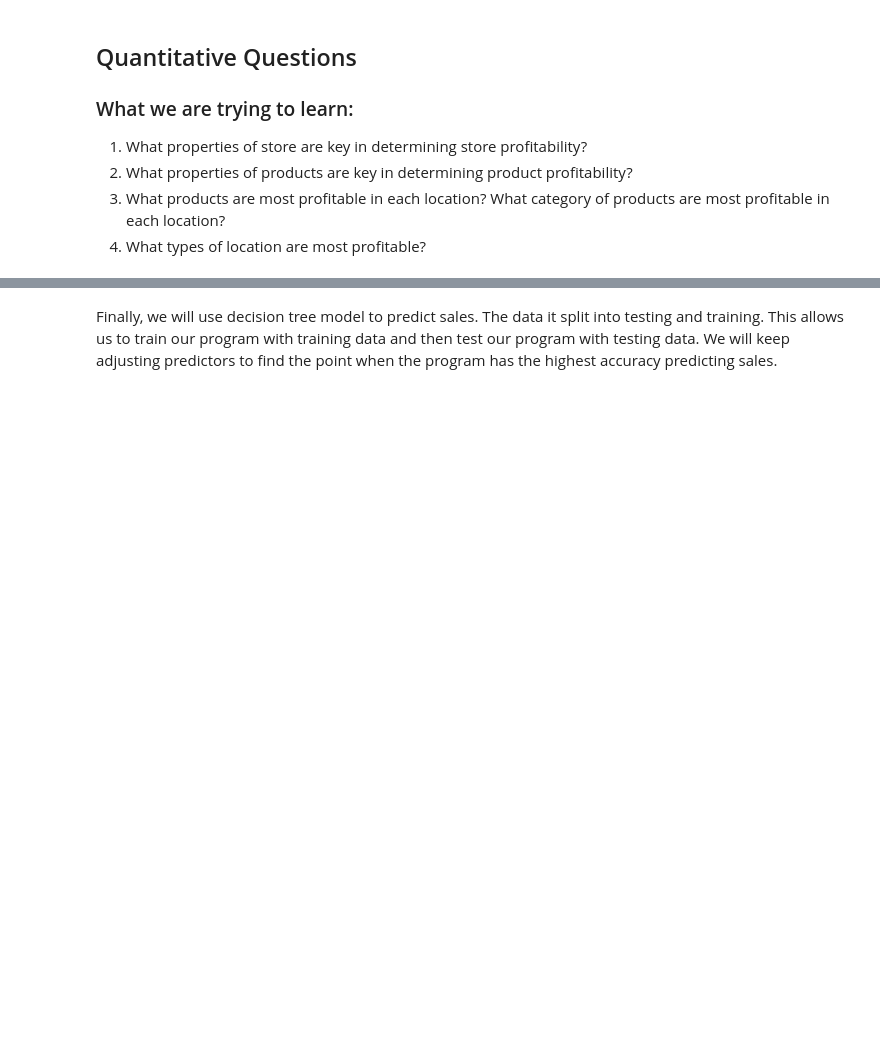
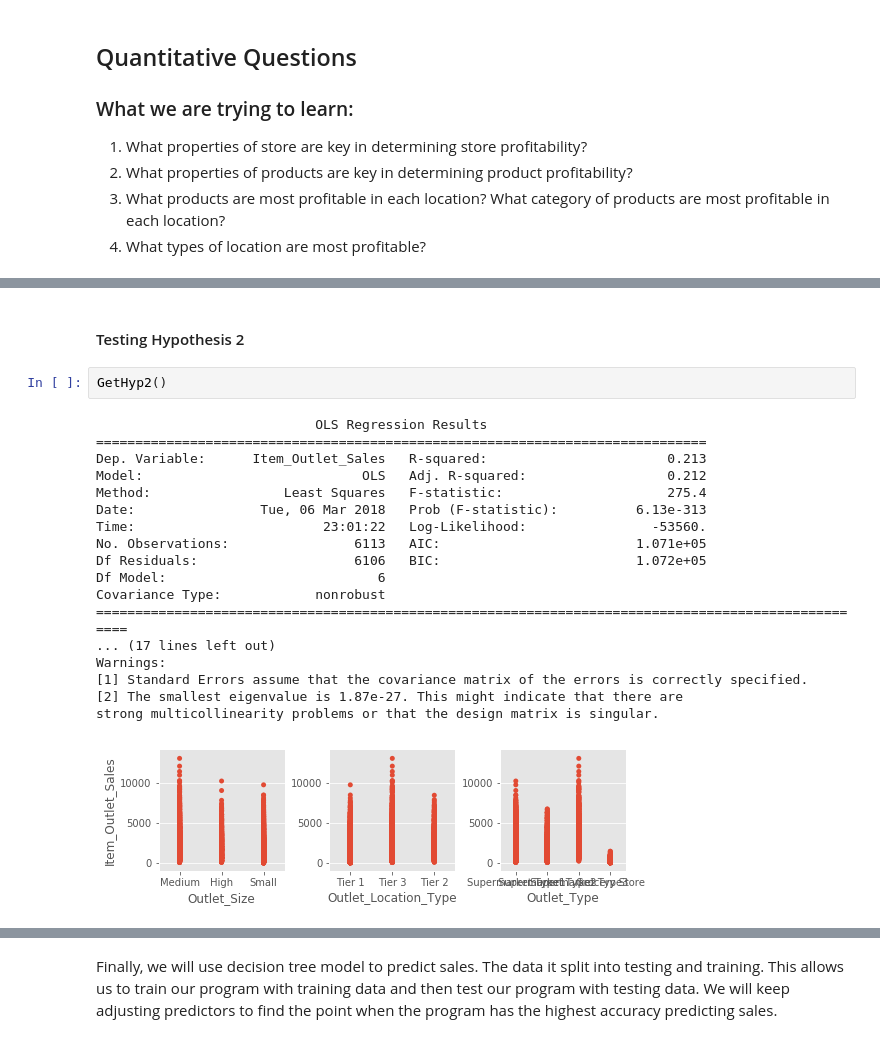
Before and after one commit to zicodeng/bigmart-sales-prediction, a Jupyter notebook: linear-regression.ipynb, the cells around one changed output, grey strips where cells are left out. Saved outputs shown, nothing was run; the diff lists cells and outputs as text; blank space fills up the shorter version.

```diff
--- a/linear-regression.ipynb
+++ b/linear-regression.ipynb
@@ -45,0 +93,23 @@ Then we will try linear regression model if both dependent and independent varia
+# %% [markdown]
+#### Testing Hypothesis 2
+# %%
+GetHyp2()
+# %% [output]
+                            OLS Regression Results
+==============================================================================
+Dep. Variable:      Item_Outlet_Sales   R-squared:                       0.213
+Model:                            OLS   Adj. R-squared:                  0.212
+Method:                 Least Squares   F-statistic:                     275.4
+Date:                Tue, 06 Mar 2018   Prob (F-statistic):          6.13e-313
+Time:                        23:01:22   Log-Likelihood:                -53560.
+No. Observations:                6113   AIC:                         1.071e+05
+Df Residuals:                    6106   BIC:                         1.072e+05
+Df Model:                           6
+Covariance Type:            nonrobust
+====================================================================================================
+... (17 lines left out)
+Warnings:
+[1] Standard Errors assume that the covariance matrix of the errors is correctly specified.
+[2] The smallest eigenvalue is 1.87e-27. This might indicate that there are
+strong multicollinearity problems or that the design matrix is singular.
+[figure, added]
```
Also changed, not shown: parts of 19 cells of this notebook, 1 other file.
